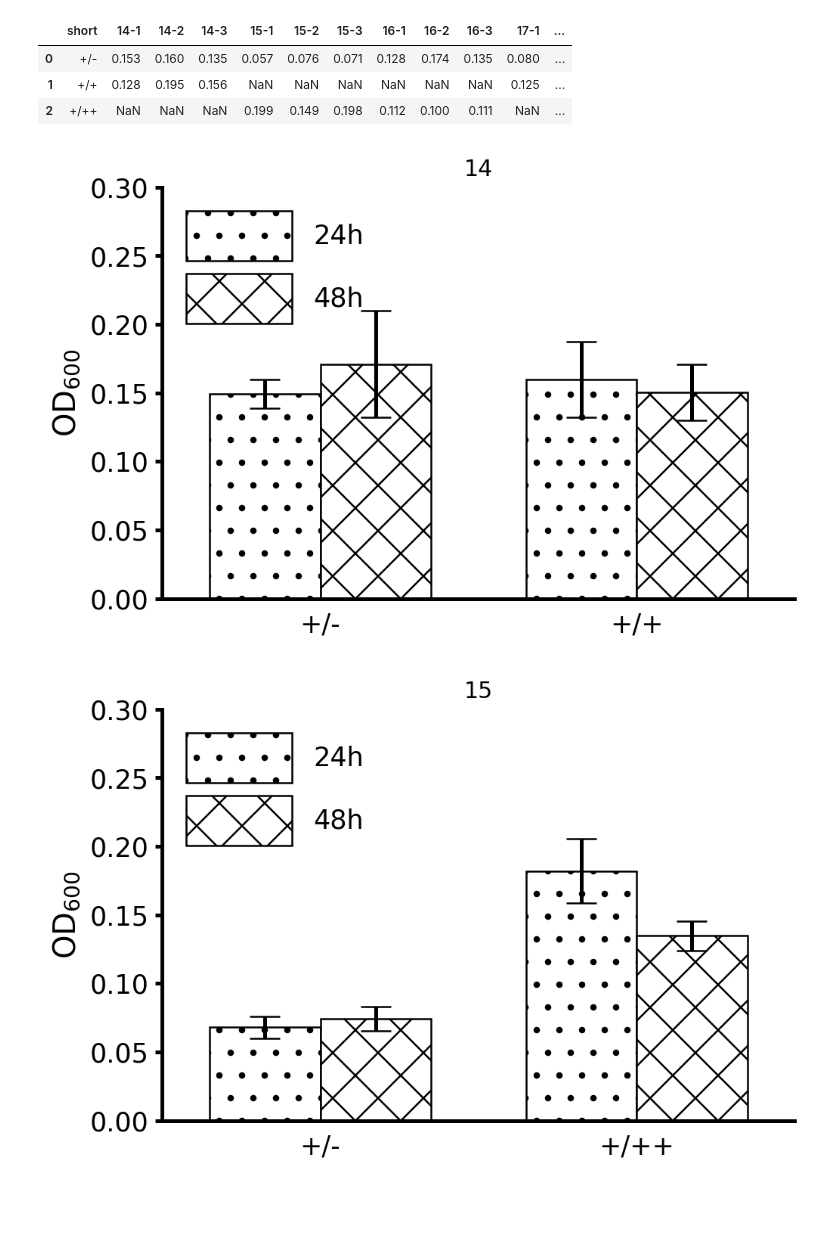
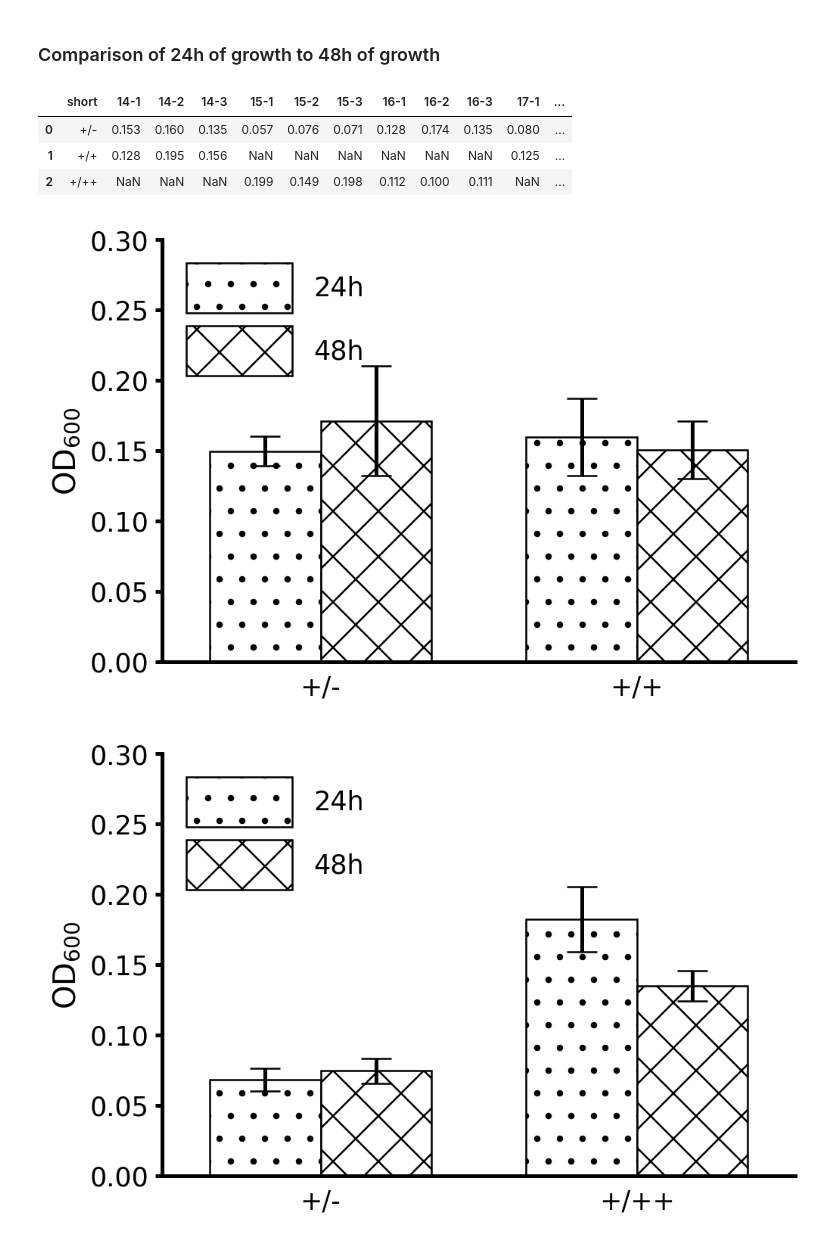
Before and after one commit to draeger-lab/C_striatum_wetlab, a Jupyter notebook: growth_binary/growth_binary.ipynb, the cells around one changed output. Cells and saved outputs as stored; diff of their text form; code cells hidden in the pictures; blank space fills up the shorter version.

Commit message:
more data and analysis #5

```diff
--- a/growth_binary/growth_binary.ipynb
+++ b/growth_binary/growth_binary.ipynb
@@ -9,0 +17,4 @@ from PARAMS import *
+# %%
+test = pd.read_excel('binary_growth_results.xlsx', sheet_name='CGXlab')
+test['fold'] = test[24] / test[0]
+test
@@ -9,0 +35,16 @@ from PARAMS import *
+# %%
+plt.close('all')
+res = test[['strain', 'modus', 'fold']]
+ax = sns.barplot(x=res['strain'], y=res['fold'], data=res, hue="modus",
+                 edgecolor='k', color='white')
+for i,thisbar in enumerate(ax.patches):
+    thisbar.set_hatch(pat[i])
+plt.axhline(2, linestyle='dashed', color='k')
+plt.axhline(1.5, linestyle=':', color='k')
+plt.tick_params(bottom=False)
+plt.ylabel(r'fold change')
+plt.xlabel('strain')
+plt.ylim((0,4.5))
+plt.legend(handleheight=2.2, handlelength=4, loc='upper left')
+plt.tight_layout()
+plt.savefig('growth_binary_figures/special_screening/CGXII_screen_221019.png')
@@ -10,3 +53,5 @@ from PARAMS import *
+# %% [markdown]
+### Comparison of 24h of growth to 48h of growth
 # %%
 h_24 = pd.read_csv('growth_binary_results/CGXII_221116.csv')
 h_48 = pd.read_csv('growth_binary_results/CGXII_221117.csv')
@@ -19,27 +64,29 @@ h_24
 # %%
 
 plt.close('all')
 for strain in ['14', '15', '16', '17']:
     fig, ax = plt.subplots()
     h_1 = h_24[['short', strain +'-1', strain +'-2', strain +'-3']].dropna()
     h_2 = h_48[['short', strain +'-1', strain +'-2', strain +'-3']].dropna()
     h_1['mean'] = h_1.mean(axis=1)
     h_1_err = h_1.std(axis=1)
     h_2['mean'] = h_2.mean(axis=1)
     h_2_err = h_2.std(axis=1)
     ax.set_ylim((0,0.3))
     plt.tick_params(bottom=False)
     h_1.plot.bar('short','mean', yerr=h_1_err.values, rot=0,
-                edgecolor='k', hatch=pat[0], color='white',
+                edgecolor='k', hatch=pat[4], color='white',
                 legend=False, ax=ax, position=1, width=0.35, label='24h')
     h_2.plot.bar('short','mean', yerr=h_2_err.values, rot=0,
-                edgecolor='k', hatch=pat[1], color='white',
+                edgecolor='k', hatch=pat[0], color='white',
                 legend=False, ax=ax, position=0, width=0.35, label='48h')
     plt.legend(handleheight=2.5, handlelength=4, loc='upper left')
     plt.xlim((-0.5, len(h_1)-0.5))
-    plt.title(strain)
+    #plt.title(strain)
     plt.ylabel(r'OD$_{600}$')
     plt.xlabel('')
+    plt.tight_layout()
+    plt.savefig('growth_binary_figures/special_screening/CGXII_time_' + strain + '_221117.png')
 # %% [output]
-[figure, old version]
+[figure, new version]
-[figure, old version]
+[figure, new version]
```
Also changed, not shown: parts of 13 cells of this notebook, 11 other files.
